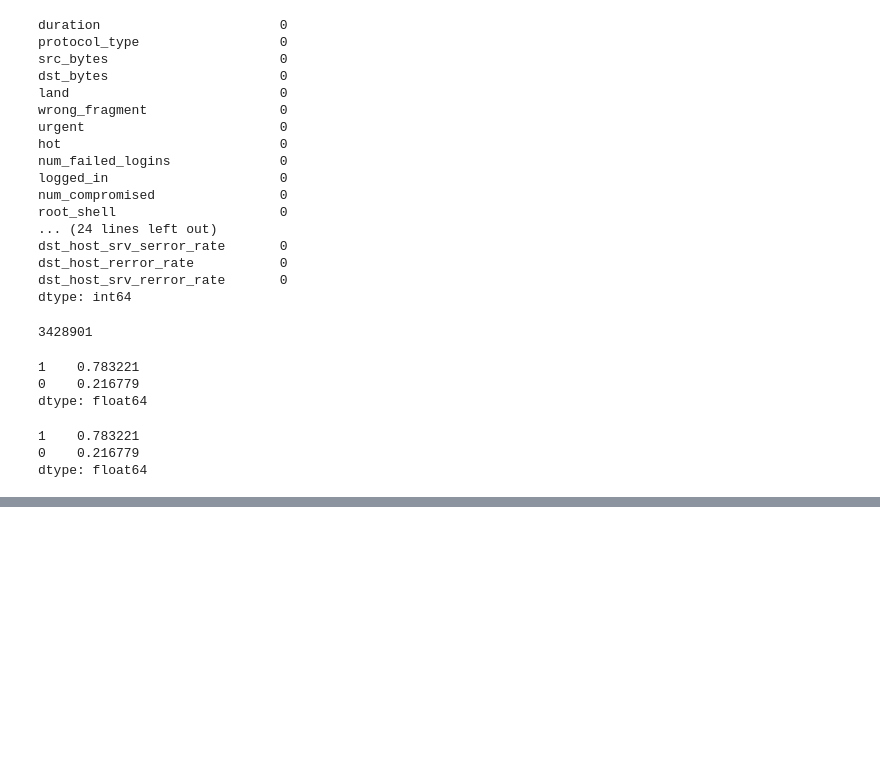
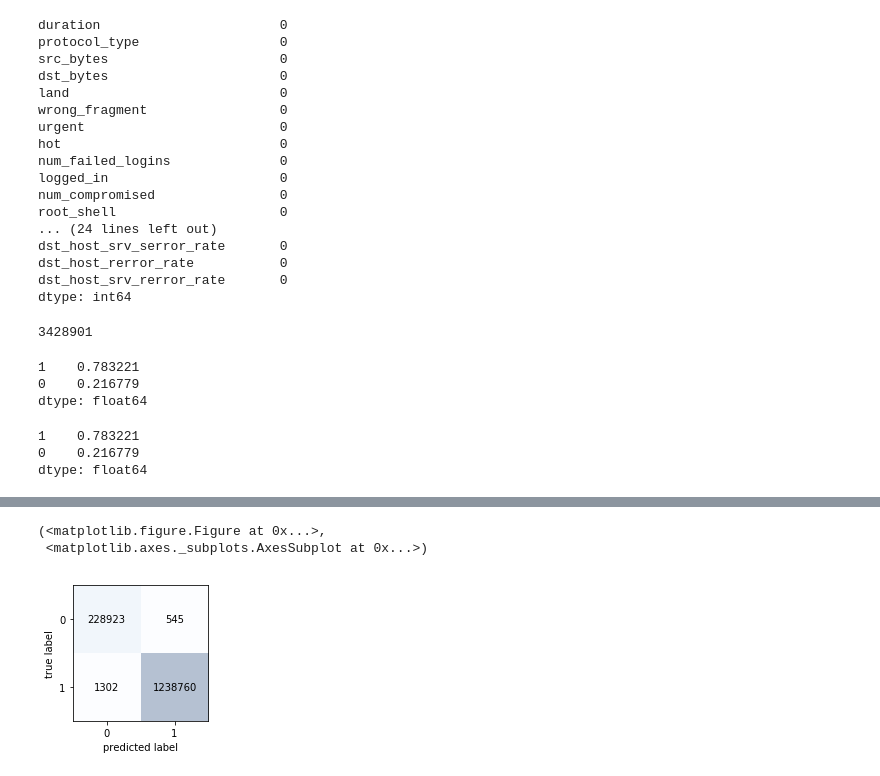
Before and after one commit to abulbasar/neural-networks, a Jupyter notebook: demos/Day 2 - KDDcup 1999.ipynb, the cells around one changed output, grey strips where cells are left out. Drawn from its saved outputs; the diff is of its cells as text; code cells hidden in the pictures; blank space fills up the shorter version.

```diff
--- a/demos/Day 2 - KDDcup 1999.ipynb
+++ b/demos/Day 2 - KDDcup 1999.ipynb
@@ -277,0 +312,22 @@ Epoch 7/10
+# %%
+n_x = X_train.shape[1]
+
+tf.set_random_seed(1)
+np.random.seed(1)
+
+tensor_board = keras.callbacks.TensorBoard(log_dir="/tmp/tf/logs/%d" % time())
+
+model = keras.Sequential()
+model.add(InputLayer((n_x, )))
+model.add(Dropout(rate=0.5))
+model.add(Dense(units=10, activation="relu"))
+model.add(Dropout(rate=0.5))
+model.add(Dense(units=1, activation="sigmoid"))
+model.summary()
+model.compile(loss=keras.losses.binary_crossentropy
+            , metrics=["accuracy"], optimizer="adam")
+model.fit(X_train, y_train, batch_size=256
+          , validation_data = (X_test, y_test)
+          , epochs=1
+          , verbose = 1
+          , callbacks=[tensor_board])
@@ -277,0 +354,8 @@ Epoch 7/10
+# %%
+y_test_prob = model.predict(X_test).flatten()
+y_test_pred = np.where(y_test_prob>0.5, 1, 0)
+plot_confusion_matrix(confusion_matrix(y_test, y_test_pred))
+# %% [output]
+(<matplotlib.figure.Figure at 0x...>,
+ <matplotlib.axes._subplots.AxesSubplot at 0x...>)
+[figure, added]
```
Also changed, not shown: parts of 11 cells of this notebook.
